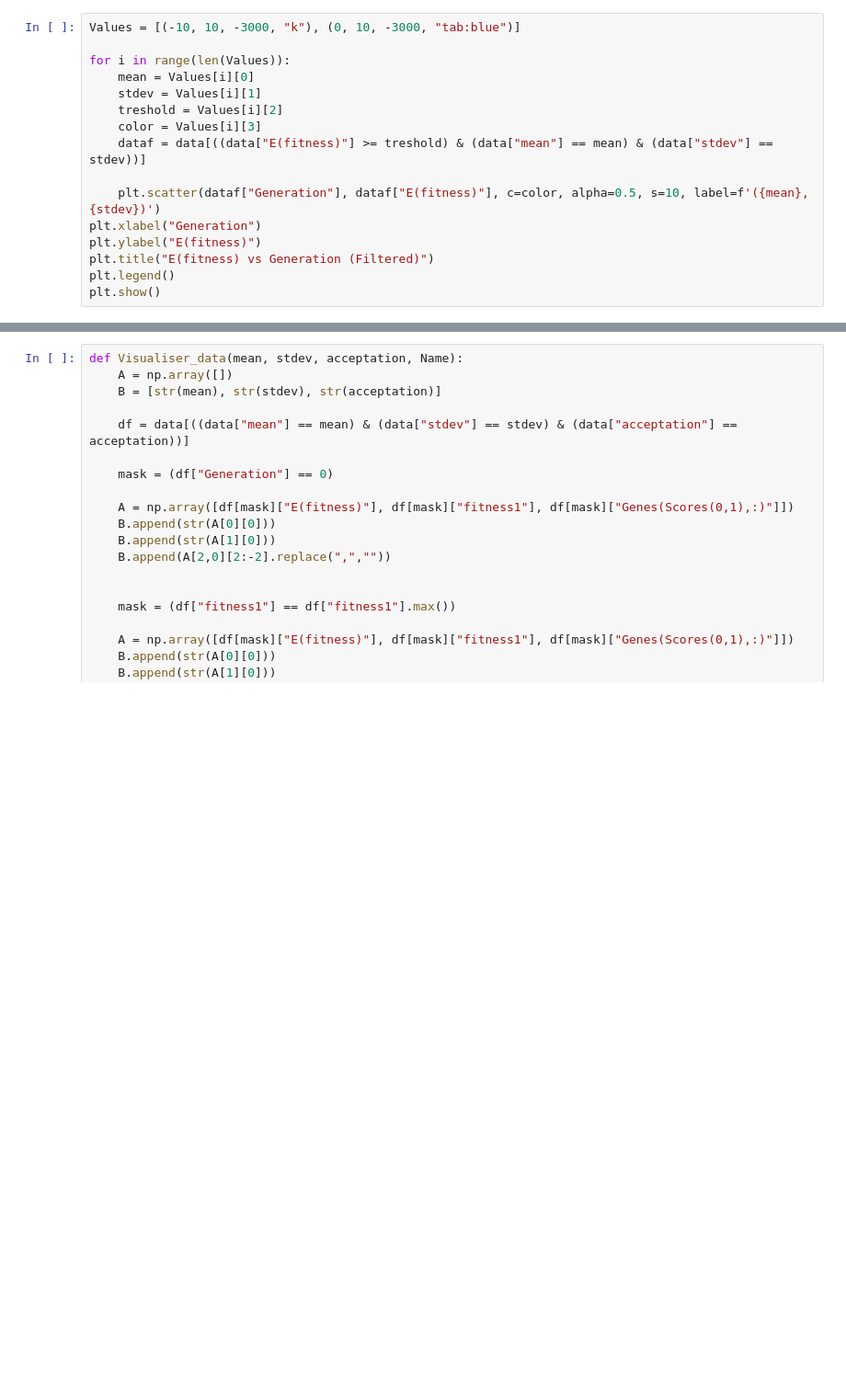
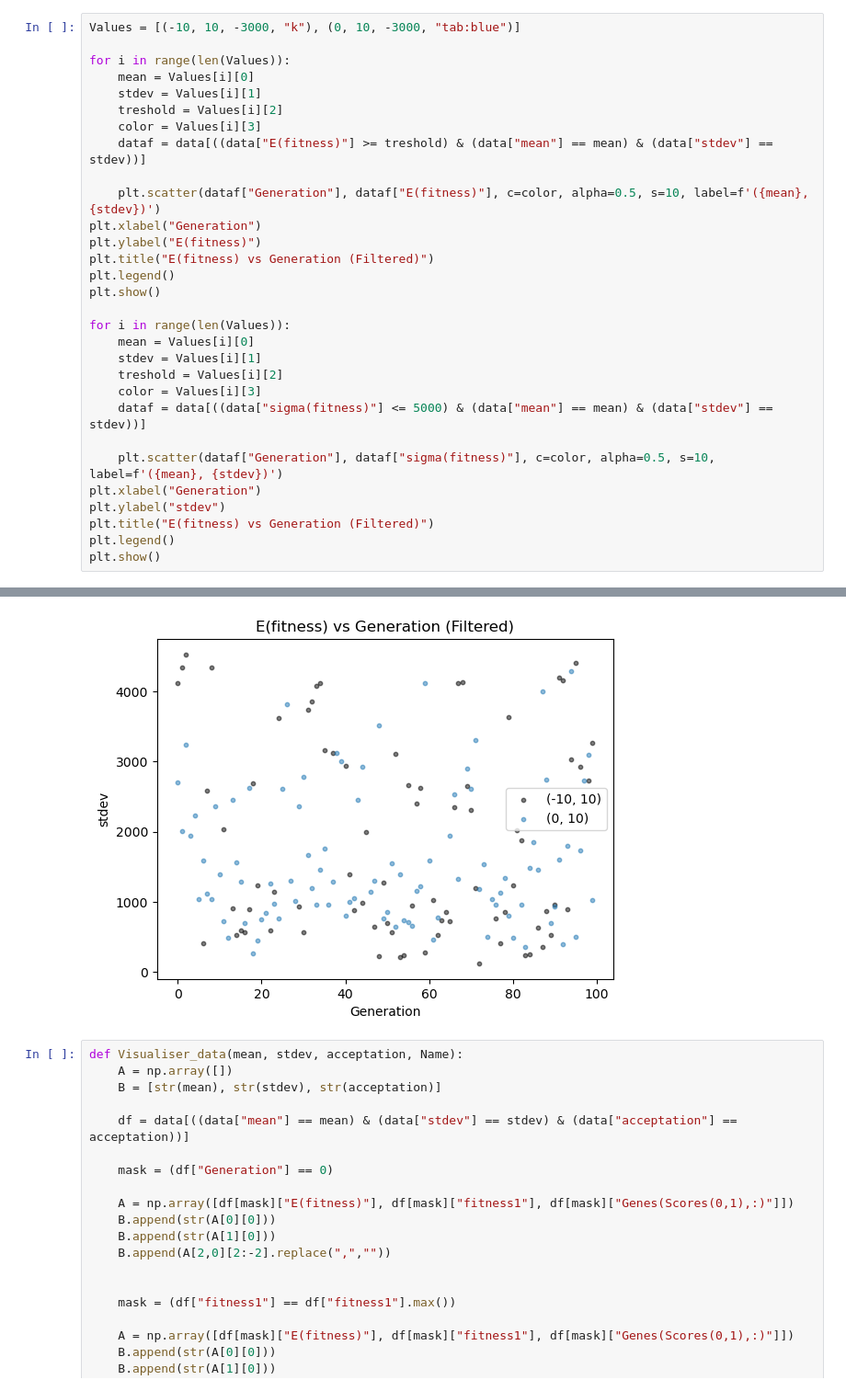
Before and after one commit to iSkeeToX/Projet_Cpp_M1, a Jupyter notebook: Projet/Graphe_Trou.ipynb, the cells around one changed output, grey strips where cells are left out. Shown at 92% size. Saved outputs shown, nothing was run; the diff lists cells and outputs as text; blank space fills up the shorter version.

```diff
--- a/Projet/Graphe_Trou.ipynb
+++ b/Projet/Graphe_Trou.ipynb
@@ -15,21 +15,36 @@ data.head()
 # %%
 Values = [(-10, 10, -3000, "k"), (0, 10, -3000, "tab:blue")]
 
 for i in range(len(Values)):
     mean = Values[i][0]
     stdev = Values[i][1]
     treshold = Values[i][2]
     color = Values[i][3]
     dataf = data[((data["E(fitness)"] >= treshold) & (data["mean"] == mean) & (data["stdev"] == stdev))]
 
     plt.scatter(dataf["Generation"], dataf["E(fitness)"], c=color, alpha=0.5, s=10, label=f'({mean}, {stdev})')
 plt.xlabel("Generation")
 plt.ylabel("E(fitness)")
 plt.title("E(fitness) vs Generation (Filtered)")
 plt.legend()
 plt.show()
+
+for i in range(len(Values)):
+    mean = Values[i][0]
+    stdev = Values[i][1]
+    treshold = Values[i][2]
+    color = Values[i][3]
+    dataf = data[((data["sigma(fitness)"] <= 5000) & (data["mean"] == mean) & (data["stdev"] == stdev))]
+
+    plt.scatter(dataf["Generation"], dataf["sigma(fitness)"], c=color, alpha=0.5, s=10, label=f'({mean}, {stdev})')
+plt.xlabel("Generation")
+plt.ylabel("stdev")
+plt.title("E(fitness) vs Generation (Filtered)")
+plt.legend()
+plt.show()
 # %% [output]
 [figure]
+[figure, added]
 # %%
 def Visualiser_data(mean, stdev, acceptation, Name):
     A = np.array([])
```
Also changed, not shown: parts of 2 cells of this notebook, 12 other files.
